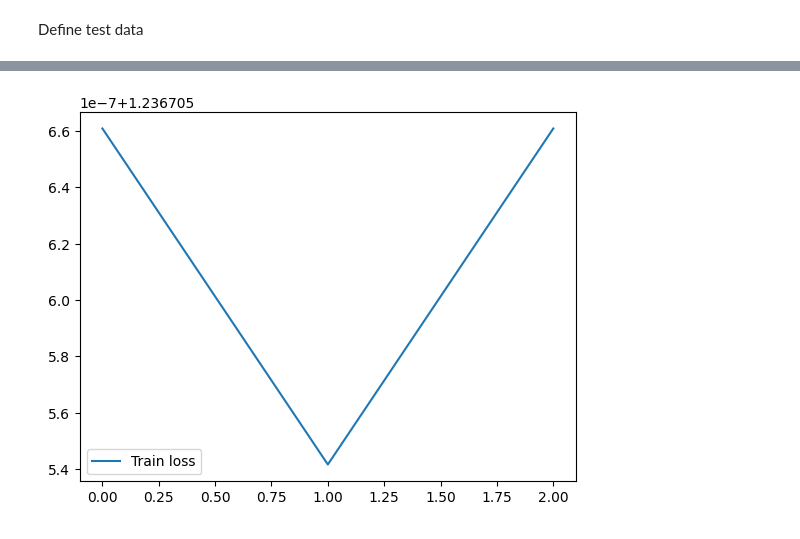
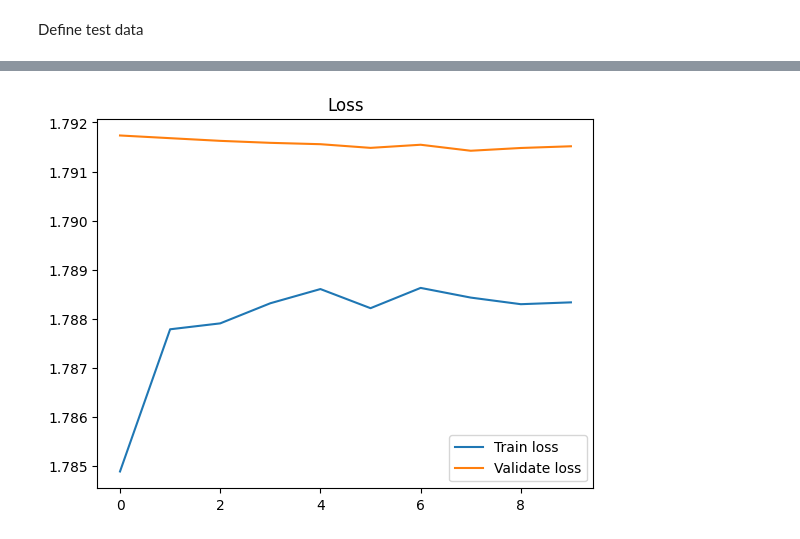
Before and after one commit to Oleksij-gh/PersonaFilmRecommender, a Jupyter notebook: RecSys.ipynb, the cells around one changed output, grey strips where cells are left out. Cells and saved outputs as stored; diff of their text form; code cells hidden in the pictures.

```diff
--- a/RecSys.ipynb
+++ b/RecSys.ipynb
@@ -125,12 +209,12 @@ class Data(Dataset):
 Define train dataloader
 # %%
 train_data = Data(X_train, y_train)
-train_dl = DataLoader(dataset=train_data, batch_size=64)
+train_dl = DataLoader(dataset=train_data, batch_size=32)
 # %% [markdown]
 Define validate data
 # %%
-val_data = Data(X_train, y_train)
-train_dl = DataLoader(dataset=train_data, batch_size=64)
+val_data = Data(X_val, y_val)
+valid_dl = DataLoader(dataset=val_data, batch_size=32)
 # %% [markdown]
 Define test data
 # %%
@@ -142,38 +226,43 @@ class Model(nn.Module):
     def __init__(self, input_shape, output_shape=6):
         super(Model, self).__init__()
 
-        self.fc1 = nn.Linear(input_shape, 32)
-        self.fc2 = nn.Linear(32, 64)
-        self.dropout = nn.Dropout(p=0.2)
-        self.fc3 = nn.Linear(64, 32)
-        self.fc4 = nn.Linear(32, output_shape)
+        self.fc1 = nn.Linear(input_shape, 16)
+        self.fc2 = nn.Linear(16, 32)
+        self.dropout = nn.Dropout(p=0.1)
+        self.fc3 = nn.Linear(32, 16)
+        self.fc4 = nn.Linear(16, output_shape)
+
+        self.relu1 = nn.ReLU()
+        self.relu2 = nn.ReLU()
+        self.relu3 = nn.ReLU()
 
     def forward(self, x):
-        x = F.relu(self.fc1(x))
-        x = F.relu(self.fc2(x))
+        x = self.relu1(self.fc1(x))
+        x = self.relu2(self.fc2(x))
         x = self.dropout(x)
-        x = F.relu(self.fc3(x))
+        x = self.relu3(self.fc3(x))
         x = self.fc4(x)
 
-
         return x
 # %%
-learning_rate = 0.1#1e-3
+learning_rate = 1e-3
 
 model = Model(X_train.shape[1], len(set(y)))
 optimizer = torch.optim.Adam(model.parameters(), lr=learning_rate)
 criterion = nn.CrossEntropyLoss()
 
 # training parameters
-n_epochs = 6   # number of epochs to run
+n_epochs = 10   # number of epochs to run
 batch_size = 32  # size of each batch
 batch_start = torch.arange(0, len(X_train), batch_size)
 
 # Hold the best model
 best_loss = np.inf   # init to infinity
 best_weights = None
-history = []
-history_val = []
+history_loss = []
+history_acc = []
+history_val_loss = []
+history_val_acc = []
 
 total_params = sum(p.numel() for p in model.parameters())
 params_trainable = sum(p.numel() for p in model.parameters() if p.requires_grad)
@@ -217,9 +366,10 @@ for epoch in range(n_epochs):
 # %%
 from matplotlib import pyplot as plt
 # %%
-plt.plot(history)
-plt.legend(['Train loss'])
-
+plt.plot(history_loss)
+plt.plot(history_val_loss)
+plt.legend(['Train loss', 'Validate loss'])
+plt.title('Loss')
 plt.show()
 # %% [output]
-[figure, old version]
+[figure, new version]
```
Also changed, not shown: parts of 21 cells of this notebook.
